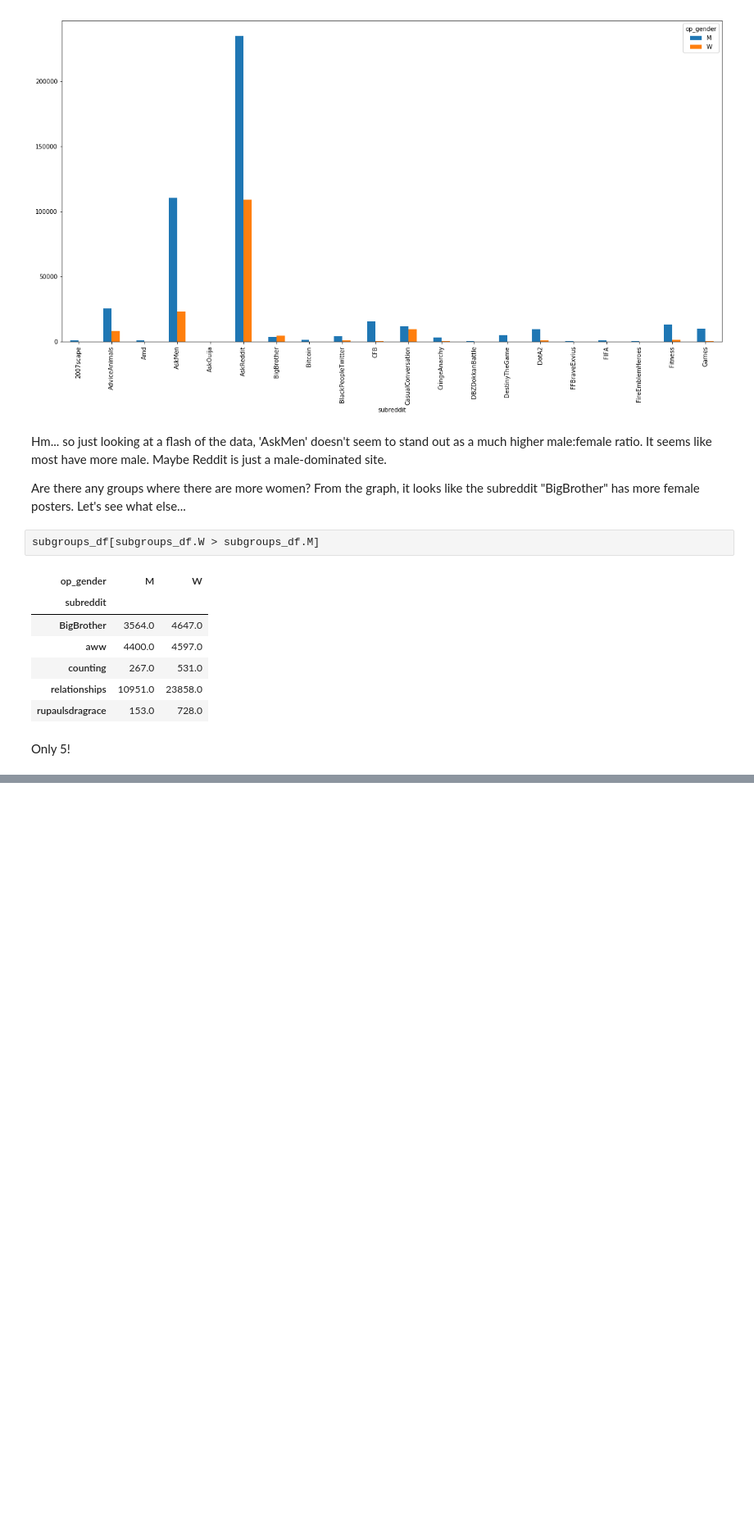
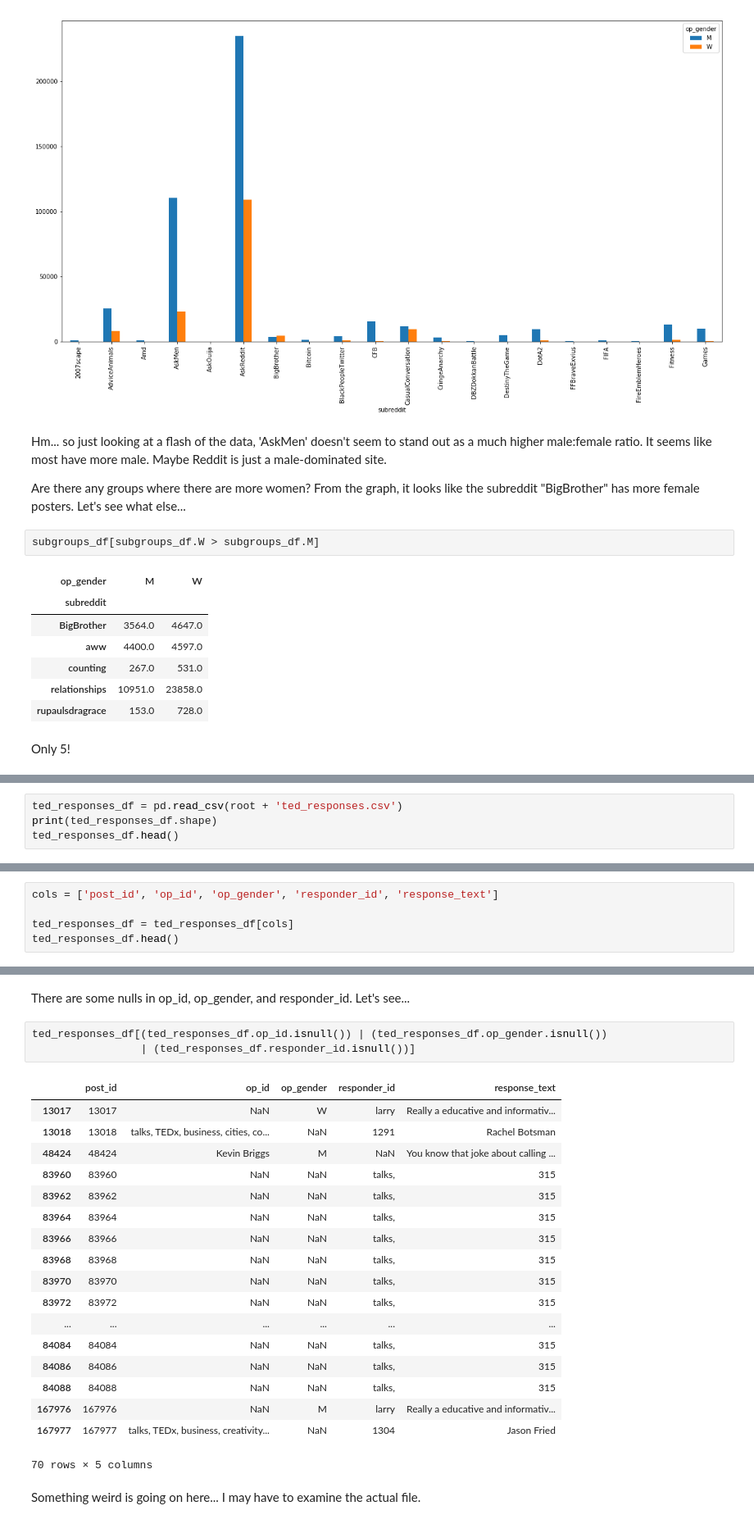
Before and after one commit to Data-Science-for-Linguists-2019/Gendered-Interaction-Online, a Jupyter notebook: exploratory_data_analysis/modifying_dataset.ipynb, the cells around one changed output, grey strips where cells are left out. Shown at 82% size. Saved outputs shown, nothing was run; the diff lists cells and outputs as text; blank space fills up the shorter version.

```diff
--- a/exploratory_data_analysis/modifying_dataset.ipynb
+++ b/exploratory_data_analysis/modifying_dataset.ipynb
@@ -790,0 +794,4 @@ Only 5!
+# %%
+ted_responses_df = pd.read_csv(root + 'ted_responses.csv')
+print(ted_responses_df.shape)
+ted_responses_df.head()
@@ -790,0 +808,5 @@ Only 5!
+# %%
+cols = ['post_id', 'op_id', 'op_gender', 'responder_id', 'response_text']
+
+ted_responses_df = ted_responses_df[cols]
+ted_responses_df.head()
@@ -790,0 +835,26 @@ Only 5!
+# %% [markdown]
+There are some nulls in op_id, op_gender, and responder_id. Let's see...
+# %%
+ted_responses_df[(ted_responses_df.op_id.isnull()) | (ted_responses_df.op_gender.isnull())
+                 | (ted_responses_df.responder_id.isnull())]
+# %% [output]
+|  | post_id | op_id | op_gender | responder_id | response_text |
+| 13017 | 13017 | NaN | W | larry | Really a educative and informativ... |
+| 13018 | 13018 | talks, TEDx, business, cities, co... | NaN | 1291 | Rachel Botsman |
+| 48424 | 48424 | Kevin Briggs | M | NaN | You know that joke about calling ... |
+| 83960 | 83960 | NaN | NaN | talks, | 315 |
+| 83962 | 83962 | NaN | NaN | talks, | 315 |
+| 83964 | 83964 | NaN | NaN | talks, | 315 |
+| 83966 | 83966 | NaN | NaN | talks, | 315 |
+| 83968 | 83968 | NaN | NaN | talks, | 315 |
+| 83970 | 83970 | NaN | NaN | talks, | 315 |
+| 83972 | 83972 | NaN | NaN | talks, | 315 |
+| ... | ... | ... | ... | ... | ... |
+| 84084 | 84084 | NaN | NaN | talks, | 315 |
+| 84086 | 84086 | NaN | NaN | talks, | 315 |
+| 84088 | 84088 | NaN | NaN | talks, | 315 |
+| 167976 | 167976 | NaN | M | larry | Really a educative and informativ... |
+| 167977 | 167977 | talks, TEDx, business, creativity... | NaN | 1304 | Jason Fried |
+70 rows × 5 columns
+# %% [markdown]
+Something weird is going on here... I may have to examine the actual file.
```
Also changed, not shown: parts of 6 cells of this notebook.
